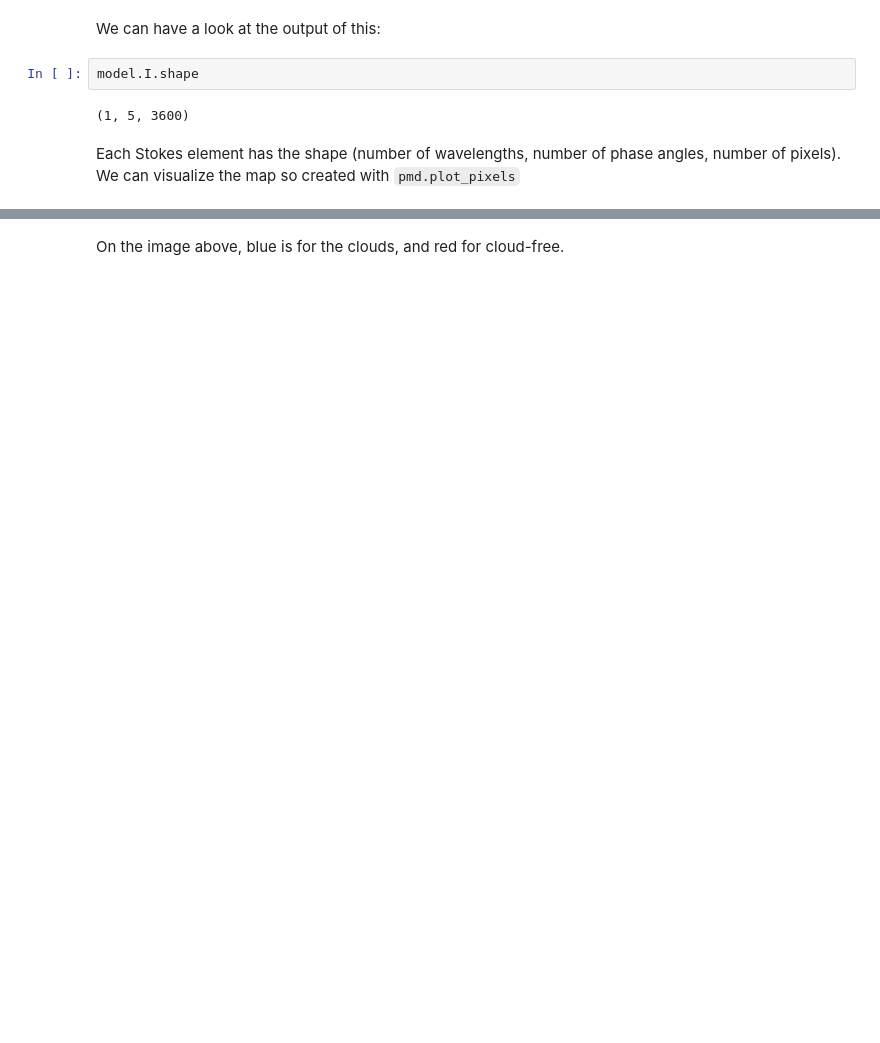
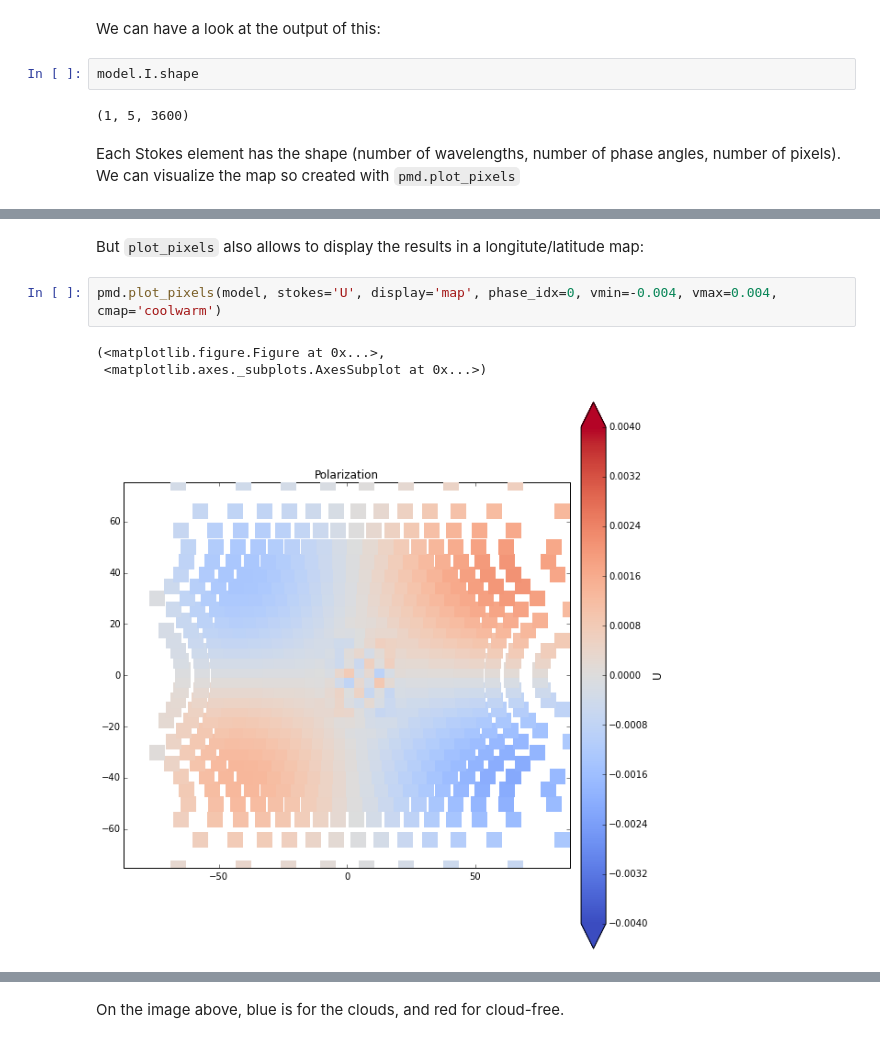
Before and after one commit to gouravmahapatra/pymiedap, a Jupyter notebook: pymiedap_tutorial.ipynb, the cells around one changed output, grey strips where cells are left out. Saved outputs shown, nothing was run; the diff lists cells and outputs as text; blank space fills up the shorter version.

```diff
--- a/pymiedap_tutorial.ipynb
+++ b/pymiedap_tutorial.ipynb
@@ -613,3 +603,11 @@ pmd.plot_pixels(model, stokes='U', iter_idx=4, vmin=-0.005, vmax=0.005, cmap='co
+# %% [markdown]
+But `plot_pixels` also allows to display the results in a longitute/latitude map:
+# %%
+pmd.plot_pixels(model, stokes='U', display='map', phase_idx=0, vmin=-0.004, vmax=0.004, cmap='coolwarm')
+# %% [output]
+(<matplotlib.figure.Figure at 0x...>,
+ <matplotlib.axes._subplots.AxesSubplot at 0x...>)
+[figure, added]
 # %% [markdown]
 But no planet (except maybe Venus in first order) can be modeled by a uniform, homogeneous planet. It it sometimes useful to have inhomogenous planets. Here come other options for the `pmd.planet_pixels.
 
```
Also changed, not shown: parts of 36 cells of this notebook.
